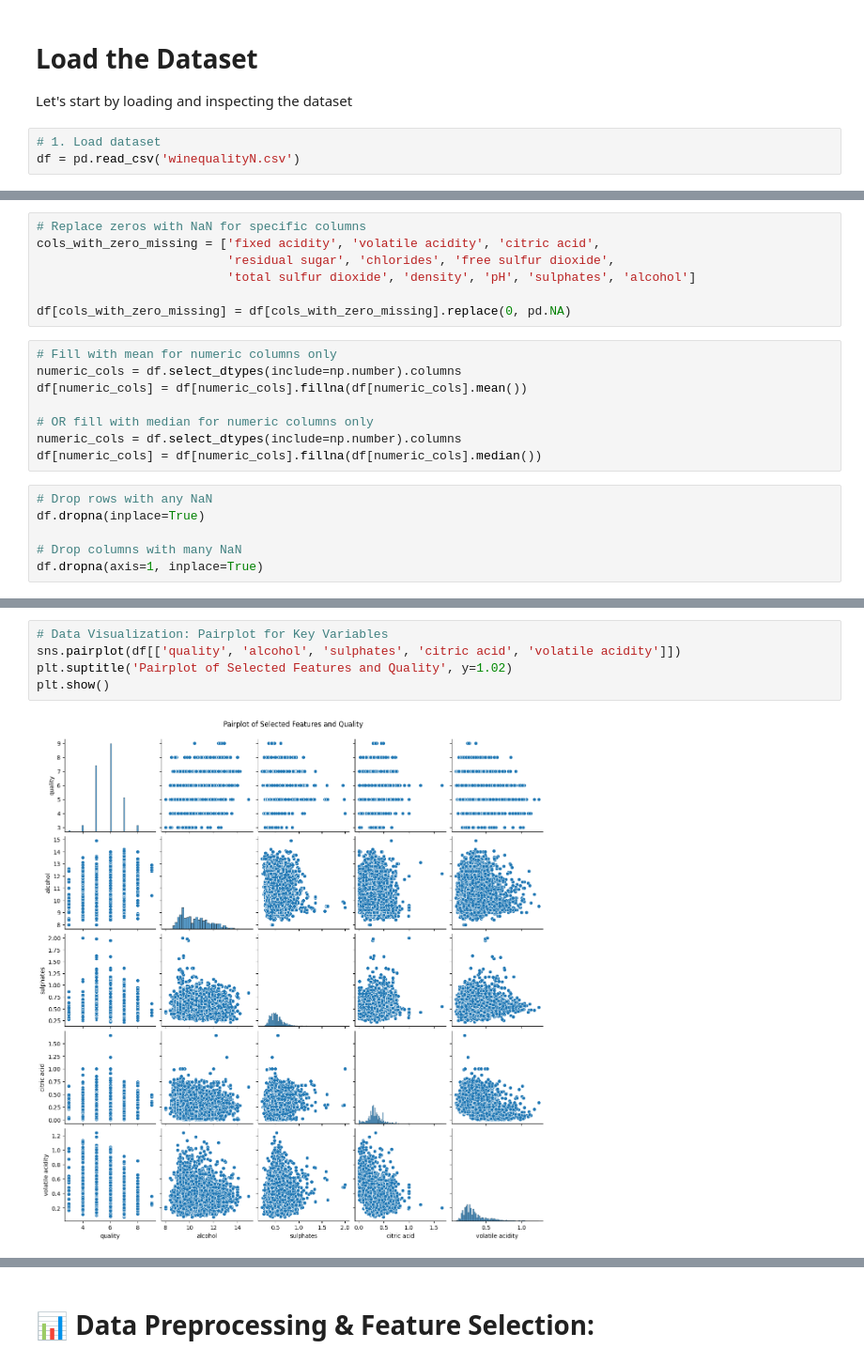
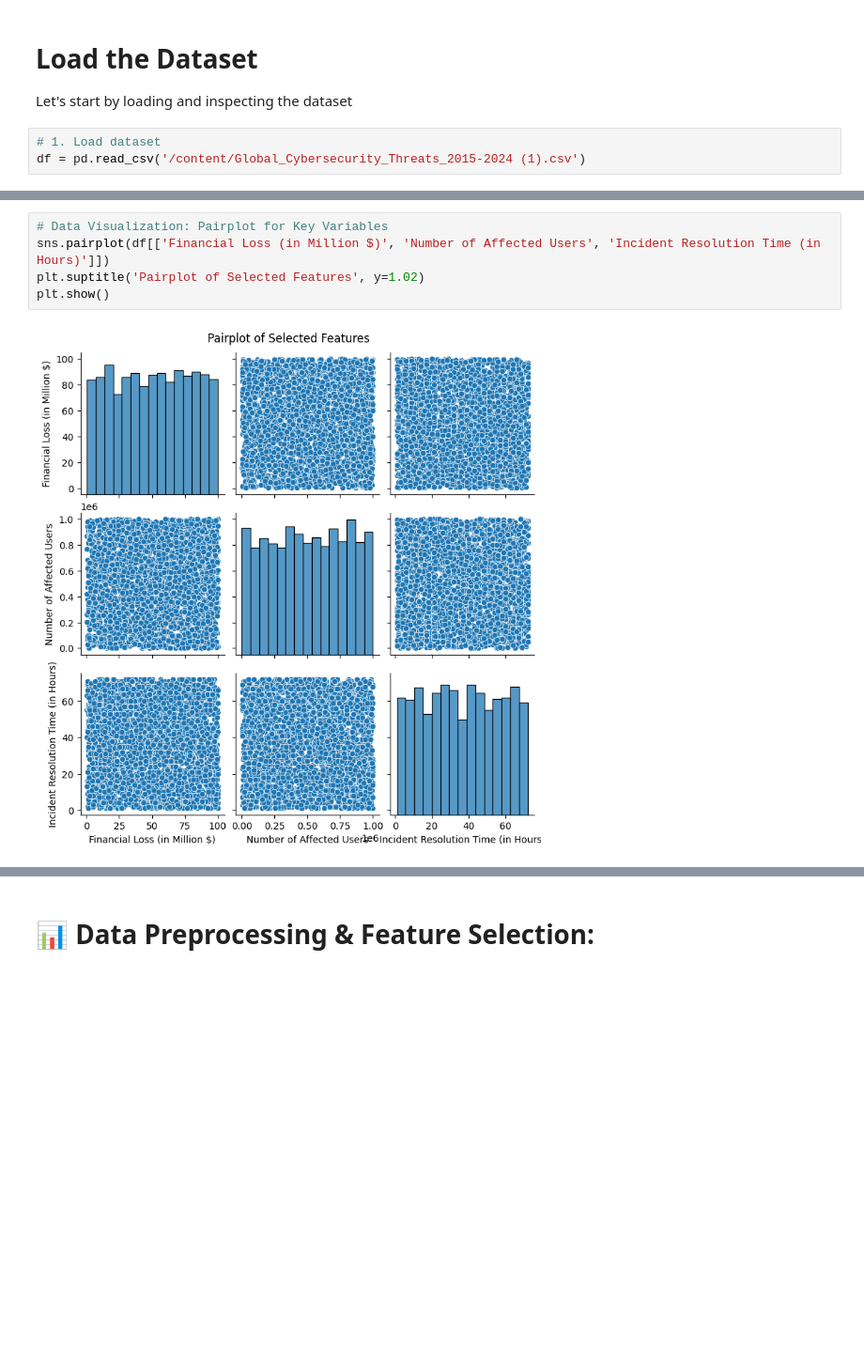
Before and after one commit to Deolinda1506/Linear_regression_model, a Jupyter notebook: summative/linear_regression/multivariate.ipynb, the cells around one changed output, grey strips where cells are left out. Shown at 94% size. Saved outputs shown, nothing was run; the diff lists cells and outputs as text; blank space fills up the shorter version.

```diff
--- a/summative/linear_regression/multivariate.ipynb
+++ b/summative/linear_regression/multivariate.ipynb
@@ -26,7 +26,7 @@ from sklearn.linear_model import SGDRegressor
 Let's start by loading and inspecting the dataset
 # %%
 # 1. Load dataset
-df = pd.read_csv('winequalityN.csv')
+df = pd.read_csv('/content/Global_Cybersecurity_Threats_2015-2024 (1).csv')
 # %%
 # Print some part of the dataset.
 df.head(100)
@@ -103,23 +175,2 @@ df.isnull().sum()    # ensuring there are no null values in the dataset
 dtype: int64
-# %%
-# Replace zeros with NaN for specific columns
-cols_with_zero_missing = ['fixed acidity', 'volatile acidity', 'citric acid',
-                          'residual sugar', 'chlorides', 'free sulfur dioxide',
-                          'total sulfur dioxide', 'density', 'pH', 'sulphates', 'alcohol']
-
-df[cols_with_zero_missing] = df[cols_with_zero_missing].replace(0, pd.NA)
-# %%
-# Fill with mean for numeric columns only
-numeric_cols = df.select_dtypes(include=np.number).columns
-df[numeric_cols] = df[numeric_cols].fillna(df[numeric_cols].mean())
-
-# OR fill with median for numeric columns only
-numeric_cols = df.select_dtypes(include=np.number).columns
-df[numeric_cols] = df[numeric_cols].fillna(df[numeric_cols].median())
-# %%
-# Drop rows with any NaN
-df.dropna(inplace=True)
-
-# Drop columns with many NaN
-df.dropna(axis=1, inplace=True)
 # %%
@@ -155,7 +211,7 @@ plt.show()
 # %%
 # Data Visualization: Pairplot for Key Variables
-sns.pairplot(df[['quality', 'alcohol', 'sulphates', 'citric acid', 'volatile acidity']])
-plt.suptitle('Pairplot of Selected Features and Quality', y=1.02)
+sns.pairplot(df[['Financial Loss (in Million $)', 'Number of Affected Users', 'Incident Resolution Time (in Hours)']])
+plt.suptitle('Pairplot of Selected Features', y=1.02)
 plt.show()
 # %% [output]
-[figure, old version]
+[figure, new version]
```
Also changed, not shown: parts of 23 cells of this notebook.
